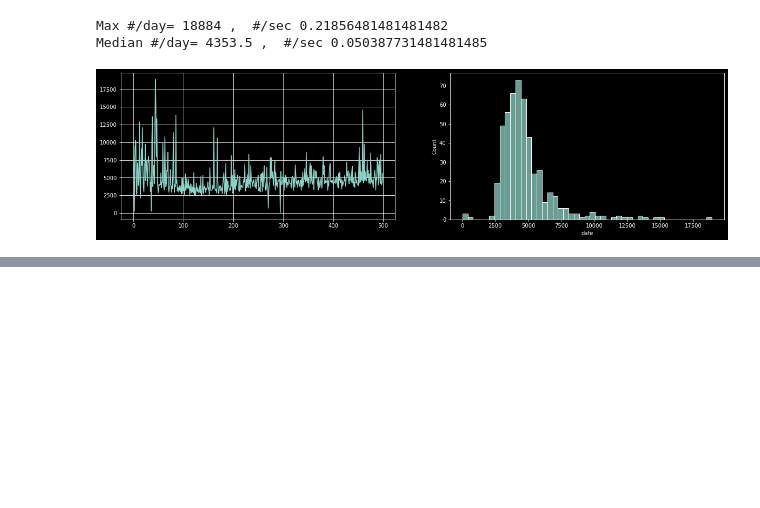
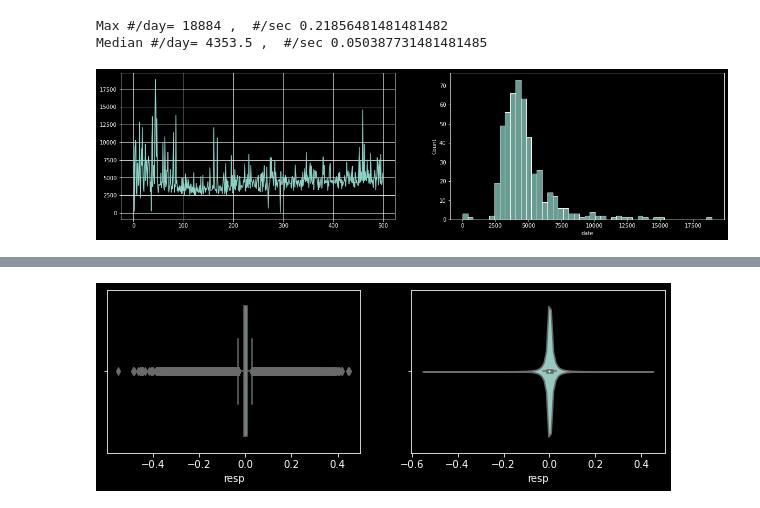
Before and after one commit to haibinfwang/k_JaneStreet20, a Jupyter notebook: S_js20_EDA_01.ipynb, the cells around one changed output, grey strips where cells are left out. Cells and saved outputs as stored; diff of their text form; code cells hidden in the pictures; blank space fills up the shorter version.

```diff
--- a/S_js20_EDA_01.ipynb
+++ b/S_js20_EDA_01.ipynb
@@ -113,0 +144,6 @@ data[['weight']].shape
+# %%
+fig, ax = plt.subplots(nrows=1, ncols=2,figsize=(10, 3))
+sns.boxplot(data['resp'],ax=ax[0])
+sns.violinplot(data['resp'],ax=ax[1]);
+# %% [output]
+[figure, added]
```
Also changed, not shown: parts of 20 cells of this notebook, 2 other files.
